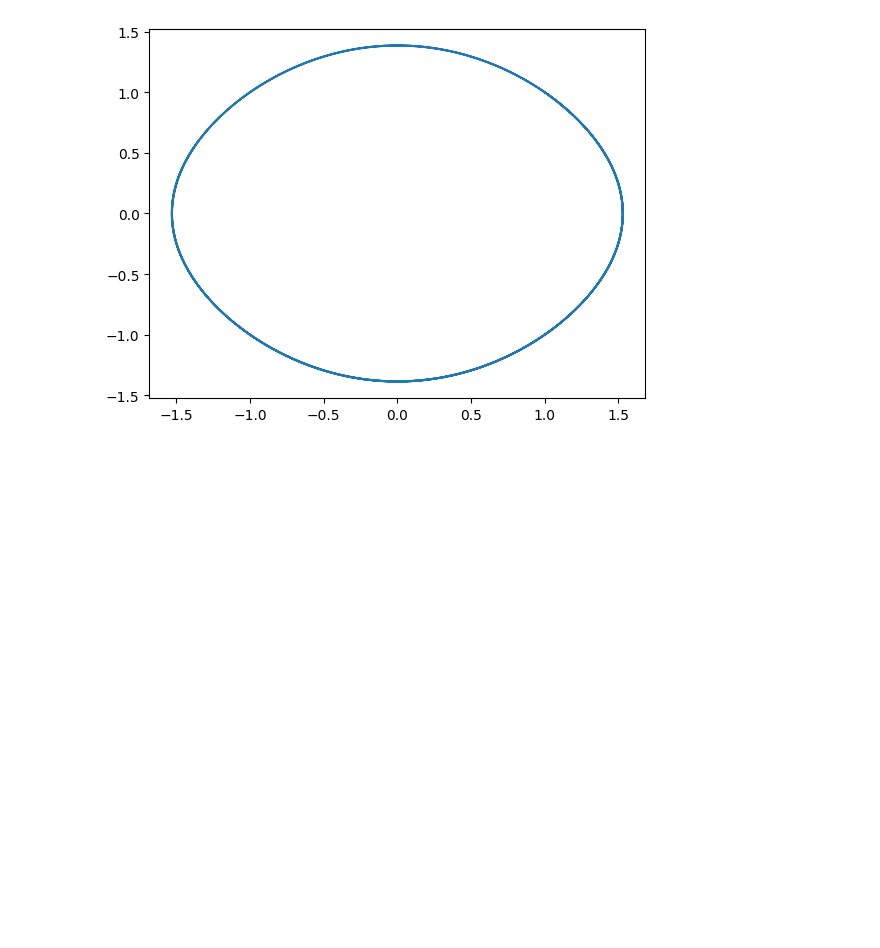
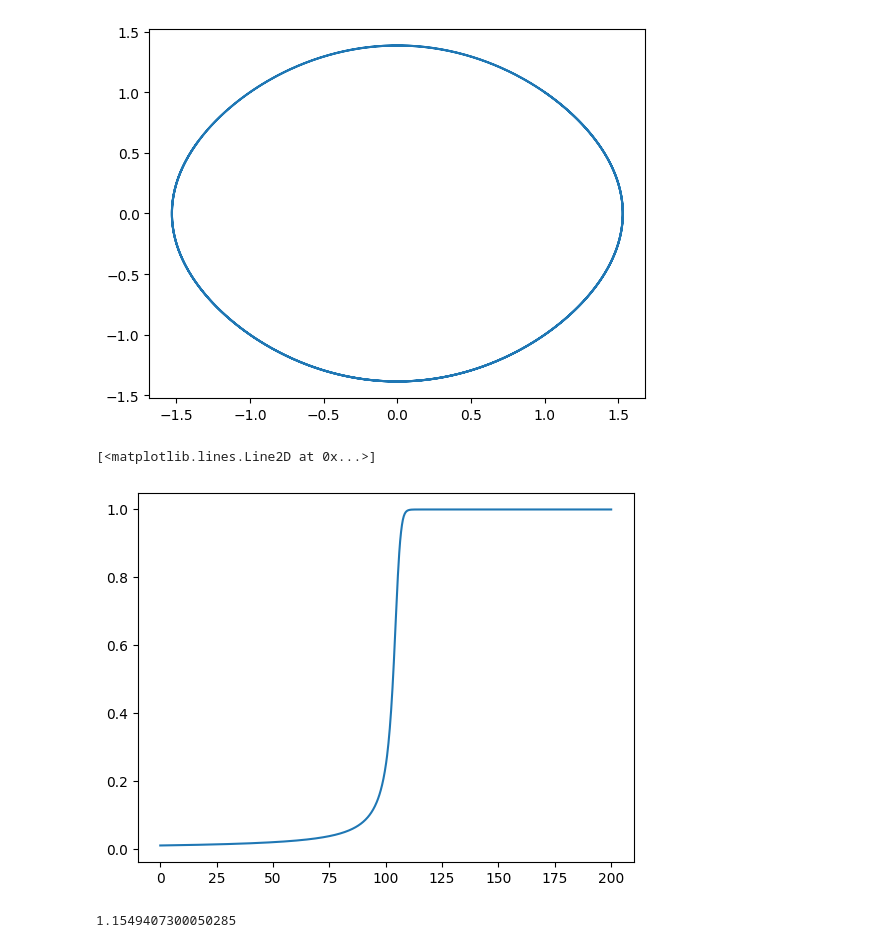
Before and after one commit to erikbohne/TMA4101_Mathematics1, a Jupyter notebook: 10_Eksamenstrening/misc.ipynb, the cells around one changed output. Drawn from its saved outputs; the diff is of its cells as text; code cells hidden in the pictures; blank space fills up the shorter version.

```diff
--- a/10_Eksamenstrening/misc.ipynb
+++ b/10_Eksamenstrening/misc.ipynb
@@ -50,3 +50,35 @@ plt.plot(x,y)
 # %% [output]
 [<matplotlib.lines.Line2D at 0x...>]
 [figure]
+# %%
+T = 200
+N = 1000
+h = T / N
+
+y = np.zeros(N+1)
+y[0] = 0.01
+
+for i in range(N):
+
+    y[i+1] = y[i]
+    for _ in range(100):
+        prev = y[i+1]
+        y[i+1] = y[i] + (h/2)*((y[i]**2 - y[i]**3) + (y[i+1]**2 - y[i+1]**3))
+        if abs(y[i+1] - prev) < 1e-2:
+            break
+
+plt.plot(np.linspace(0,T,N+1), y)
+# %% [output]
+[<matplotlib.lines.Line2D at 0x...>]
+[figure, added]
+# %%
+
+theta = 1
+for i in range(10000):
+
+    prev = theta
+    theta = (1/2)*np.sin(2*theta) + (np.pi/4)
+
+print(theta)
+# %% [output]
+1.1549407300050285
```
